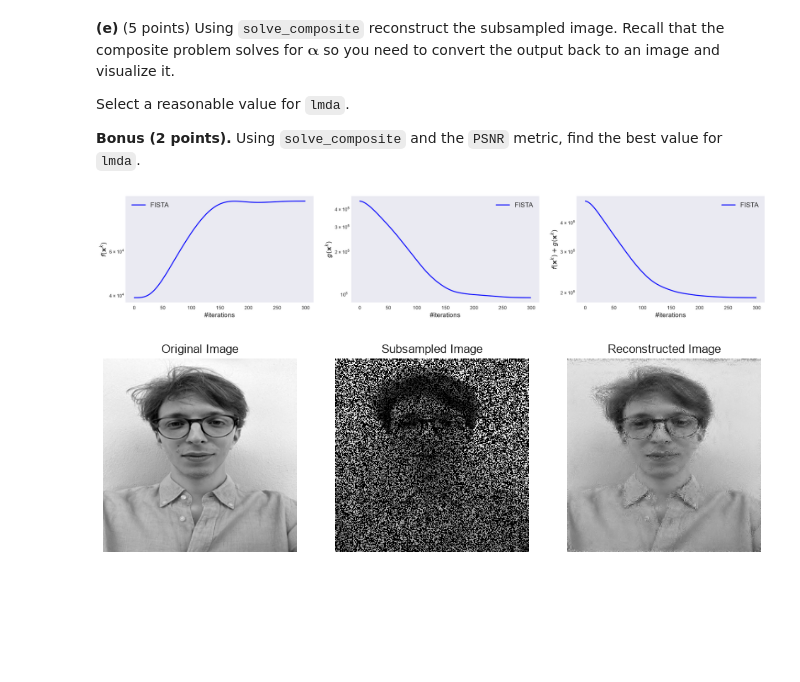
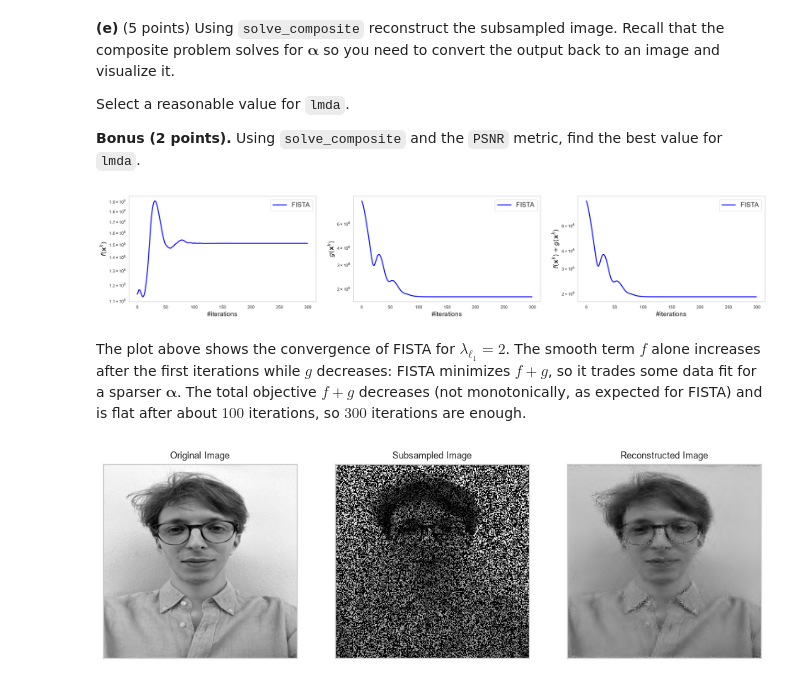
Before and after one commit to francescofoglia0/Project_Math_of_Data, a Jupyter notebook: HW1/Part 4 - Proximal methods.ipynb, the cells around one changed output. Drawn from its saved outputs; the diff is of its cells as text; code cells hidden in the pictures; blank space fills up the shorter version.

```diff
--- a/HW1/Part 4 - Proximal methods.ipynb
+++ b/HW1/Part 4 - Proximal methods.ipynb
@@ -347,13 +373,15 @@ Select a reasonable value for `lmda`.
 
 **Bonus (2 points).** Using `solve_composite` and the `PSNR` metric, find the best value for `lmda`.
 # %%
-lmda = 0.1  # larger values delete too much and lower ones leave too much noise in the resulting image
+lmda = 2  # chosen with the PSNR search in the bonus cell below
 out = solve_composite(FISTA, composite_objective, lmda, 300)
 flat_image_out = W_T(out)
 image_out = flat_image_out.reshape(m, m)
 # %% [output]
-[figure, old version]
+[figure, new version]
+# %% [markdown]
+The plot above shows the convergence of FISTA for $\lambda_{\ell_1} = 2$. The smooth term $f$ alone increases after the first iterations while $g$ decreases: FISTA minimizes $f+g$, so it trades some data fit for a sparser $\boldsymbol\alpha$. The total objective $f+g$ decreases (not monotonically, as expected for FISTA) and is flat after about $100$ iterations, so $300$ iterations are enough.
 # %%
 show(true = image, subsampled=subsampled, estimated=image_out)
 # %% [output]
-[figure, old version]
+[figure, new version]
```
Also changed, not shown: parts of 13 cells of this notebook.
